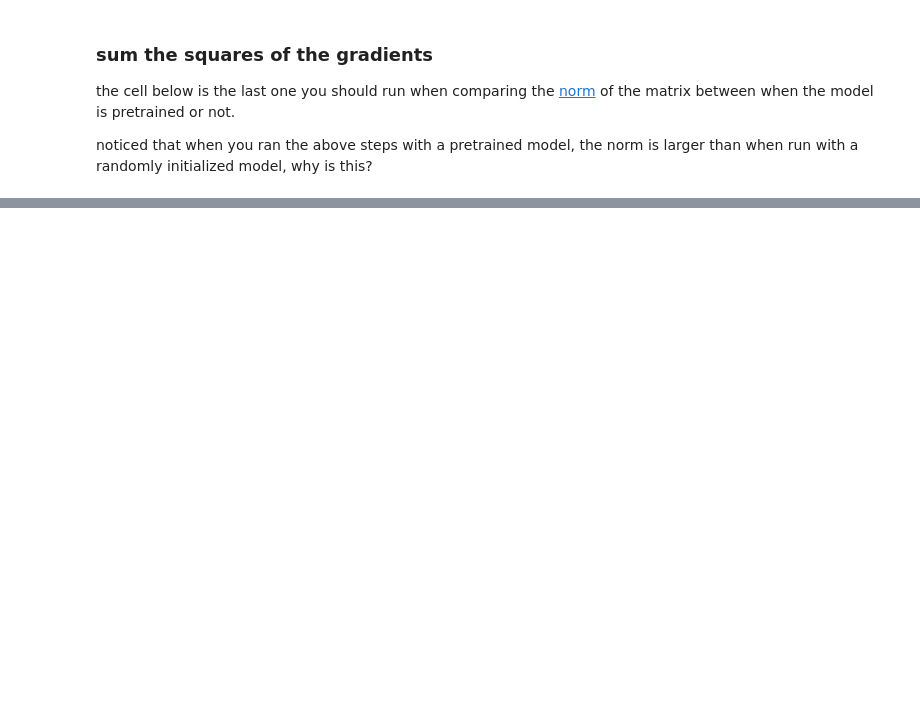
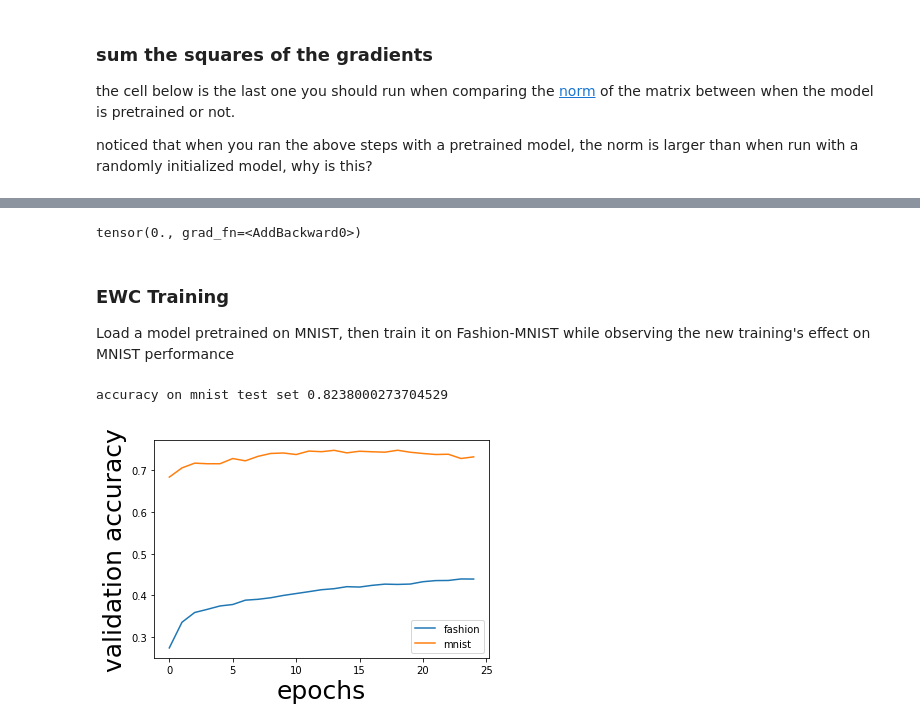
Before and after one commit to clam004/intro_continual_learning, a Jupyter notebook: START_HERE.ipynb, the cells around one changed output, grey strips where cells are left out. Drawn from its saved outputs; the diff is of its cells as text; code cells hidden in the pictures; blank space fills up the shorter version.

```diff
--- a/START_HERE.ipynb
+++ b/START_HERE.ipynb
@@ -652,3 +686,18 @@ Basically the Fisher Matrix is the negative of this matrix below, where you repl
 </p>
 
 *The $F_i$ is higher for those $\theta_i$ that are already optimized into a narrow region and thus if changed, would cause an increase in the loss for task A, thereby reducing the performance on task A described by that loss. More of these "important and just right" parameters will exist for trained models and thus the norm on the fisher diagonals will be higher. For models not yet trained on task A, there are fewer parameters that have been optimized to help solve task A, therefore fewer parameters that when changed will have a significant effect on the loss for task A*
+# %%
+# since the parameters have not changed yet, we expect (𝜃 - 𝜃∗)2 to be zero throughout
+ewc.penalty(model)
+# %% [output]
+tensor(0., grad_fn=<AddBackward0>)
+# %% [markdown]
+### EWC Training
+
+Load a model pretrained on MNIST, then train it on Fashion-MNIST while observing the new training's effect on MNIST performance
+# %%
+# verify that the model you are about to retrain is indeed pretrained
+acc = test(model,test_loader_mnist)
+print("accuracy on mnist test set", acc.item())
+# %% [output]
+accuracy on mnist test set 0.8238000273704529
@@ -654,0 +767,24 @@ Basically the Fisher Matrix is the negative of this matrix below, where you repl
+# %%
+torch.manual_seed(0)
+np.random.seed(0)
+random.seed(0)
+
+train_loss, val_acc, val2_acc, model = ewc_training(
+    ewc = ewc,
+    importance = 1000,
+    model = model,
+    epochs = 25,
+    train_loader = train_loader_fashion,
+    test_loader = test_loader_fashion,
+    test2_loader = test_loader_mnist,
+)
+# %%
+plt.figure()
+plt.xlabel('epochs', fontsize=25)
+plt.ylabel('validation accuracy', fontsize=25)
+plt.plot(val_acc, label='fashion')
+plt.plot(val2_acc, label='mnist')
+plt.legend()
+plt.show()
+# %% [output]
+[figure, added]
```
Also changed, not shown: parts of 11 cells of this notebook, 2 other files.
